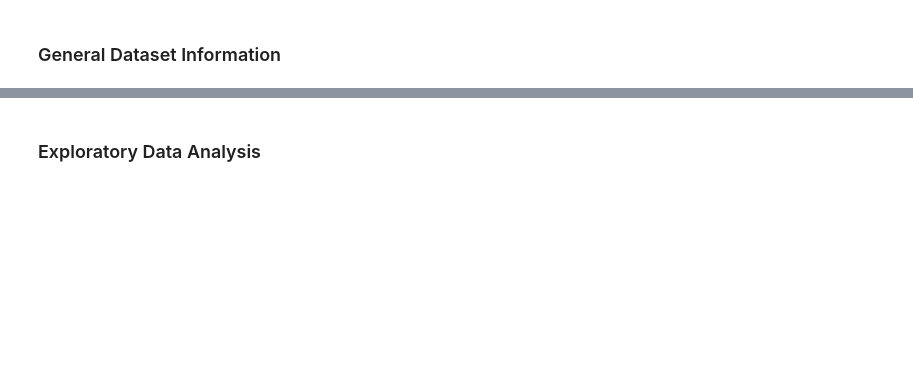
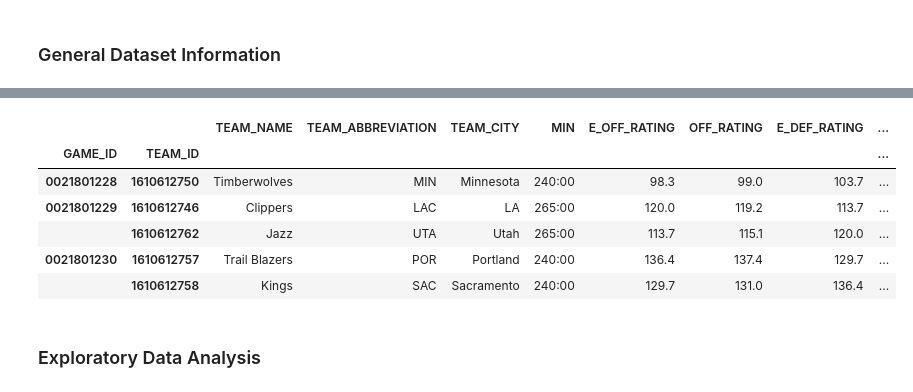
Before and after one commit to alicetsai1020/Off_v_Def_Play, a Jupyter notebook: draft.ipynb, the cells around one changed output, grey strips where cells are left out. Cells and saved outputs as stored; diff of their text form; code cells hidden in the pictures; blank space fills up the shorter version.

```diff
--- a/draft.ipynb
+++ b/draft.ipynb
@@ -141,0 +239,10 @@ boxscorefourfactor.describe()
+# %%
+boxscoreadvancedv2.tail()
+# %% [output]
+|  |  | TEAM_NAME | TEAM_ABBREVIATION | TEAM_CITY | MIN | E_OFF_RATING | OFF_RATING | E_DEF_RATING | ... |
+| GAME_ID | TEAM_ID |  |  |  |  |  |  |  | ... |
+| 0021801228 | 1610612750 | Timberwolves | MIN | Minnesota | 240:00 | 98.3 | 99.0 | 103.7 | ... |
+| 0021801229 | 1610612746 | Clippers | LAC | LA | 265:00 | 120.0 | 119.2 | 113.7 | ... |
+|  | 1610612762 | Jazz | UTA | Utah | 265:00 | 113.7 | 115.1 | 120.0 | ... |
+| 0021801230 | 1610612757 | Trail Blazers | POR | Portland | 240:00 | 136.4 | 137.4 | 129.7 | ... |
+|  | 1610612758 | Kings | SAC | Sacramento | 240:00 | 129.7 | 131.0 | 136.4 | ... |
```
Also changed, not shown: parts of 75 cells of this notebook.
